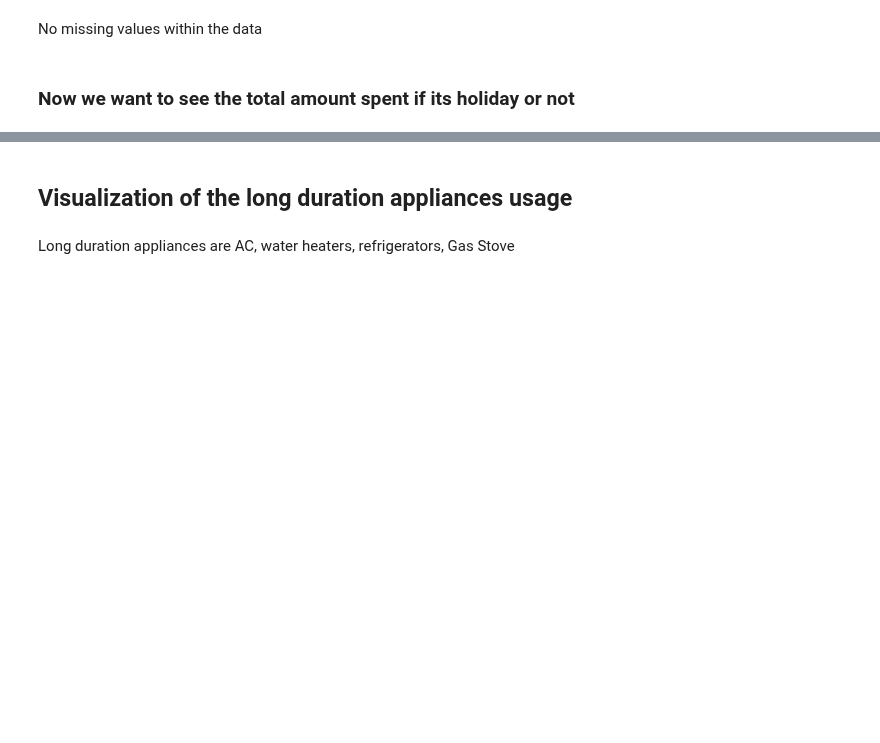
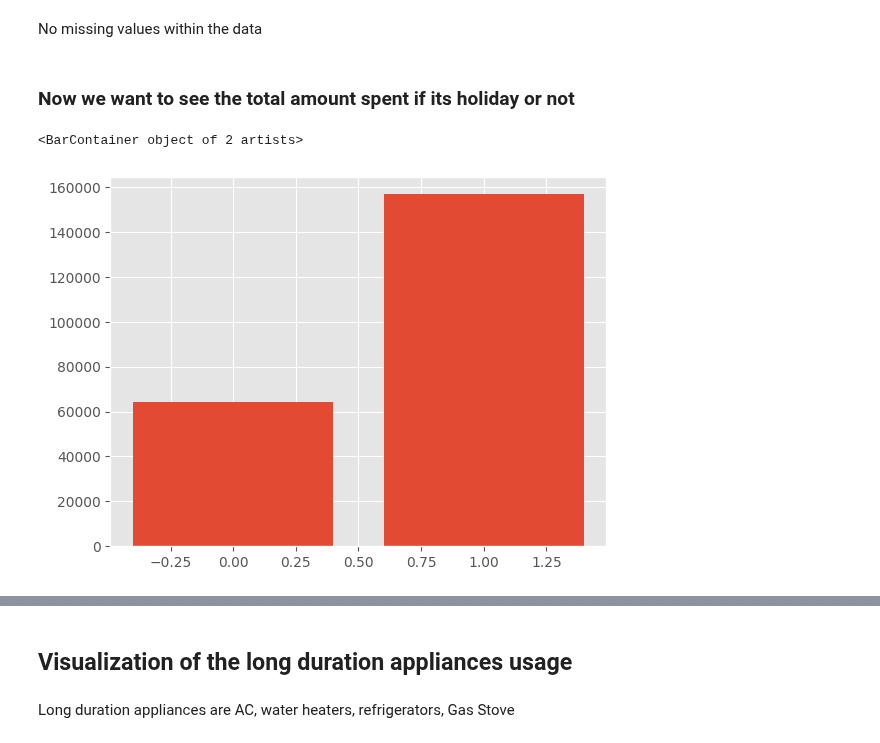
Before and after one commit to 1nuc/load-profile-decomposition, a Jupyter notebook: src/Customer_analysis/run.ipynb, the cells around one changed output, grey strips where cells are left out. Cells and saved outputs as stored; diff of their text form; code cells hidden in the pictures; blank space fills up the shorter version.

```diff
--- a/src/Customer_analysis/run.ipynb
+++ b/src/Customer_analysis/run.ipynb
@@ -87,5 +87,8 @@ for i,x in enumerate(cols):
 # %% [markdown]
 ### Now we want to see the total amount spent if its holiday or not
 # %%
-plt.bar(df_hp1['IsWeekend'], df_hp1['out.electricity.total.energy_consumption..kwh'])
+plt.bar(weekend_grp['IsWeekend'], weekend_grp['out.electricity.total.energy_consumption..kwh'], label=['weekend','weekday'])
+# %% [output]
+<BarContainer object of 2 artists>
+[figure, added]
 # %%
```
Also changed, not shown: parts of 4 cells of this notebook, 1 other file.
